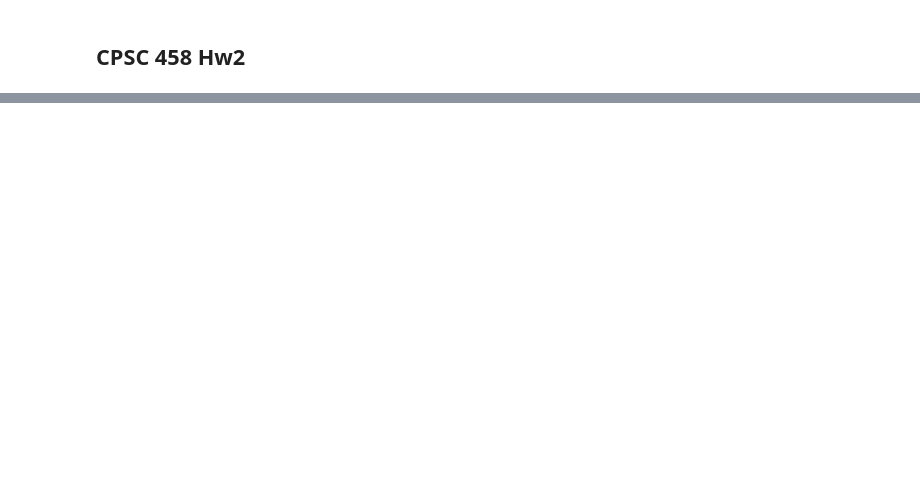
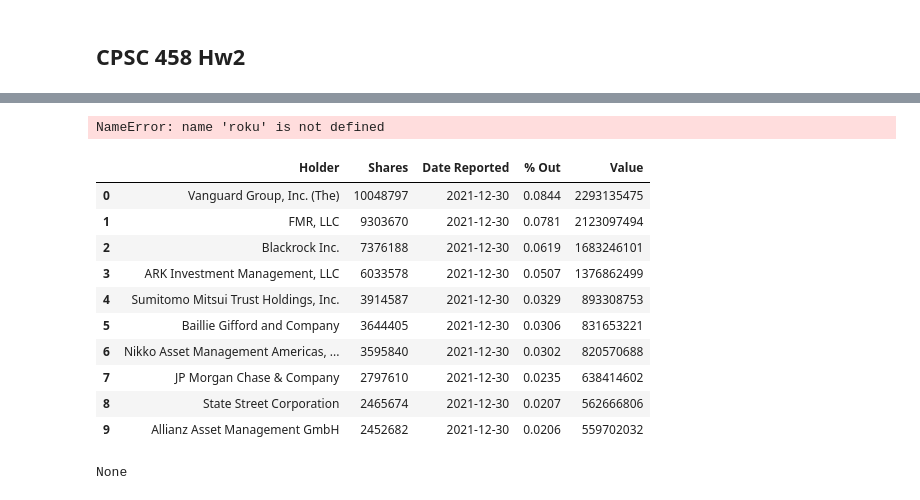
Before and after one commit to wu-json/CPSC-458, a Jupyter notebook: hw2/hw2.ipynb, the cells around one changed output, grey strips where cells are left out. Cells and saved outputs as stored; diff of their text form; code cells hidden in the pictures; blank space fills up the shorter version.

```diff
--- a/hw2/hw2.ipynb
+++ b/hw2/hw2.ipynb
@@ -7,0 +142,2 @@ ModuleNotFoundError: No module named 'yahoofinancials'
+# %%
+roku = yf.Ticker('ROKU')
@@ -7,0 +146,18 @@ ModuleNotFoundError: No module named 'yahoofinancials'
+# %%
+roku.info
+# %% [output]
+NameError: name 'roku' is not defined
+# %%
+roku.institutional_holders
+# %% [output]
+|  | Holder | Shares | Date Reported | % Out | Value |
+| 0 | Vanguard Group, Inc. (The) | 10048797 | 2021-12-30 | 0.0844 | 2293135475 |
+| 1 | FMR, LLC | 9303670 | 2021-12-30 | 0.0781 | 2123097494 |
+| 2 | Blackrock Inc. | 7376188 | 2021-12-30 | 0.0619 | 1683246101 |
+| 3 | ARK Investment Management, LLC | 6033578 | 2021-12-30 | 0.0507 | 1376862499 |
+| 4 | Sumitomo Mitsui Trust Holdings, Inc. | 3914587 | 2021-12-30 | 0.0329 | 893308753 |
+| 5 | Baillie Gifford and Company | 3644405 | 2021-12-30 | 0.0306 | 831653221 |
+| 6 | Nikko Asset Management Americas, ... | 3595840 | 2021-12-30 | 0.0302 | 820570688 |
+| 7 | JP Morgan Chase & Company | 2797610 | 2021-12-30 | 0.0235 | 638414602 |
+| 8 | State Street Corporation | 2465674 | 2021-12-30 | 0.0207 | 562666806 |
+| 9 | Allianz Asset Management GmbH | 2452682 | 2021-12-30 | 0.0206 | 559702032 |
@@ -7,0 +187,4 @@ ModuleNotFoundError: No module named 'yahoofinancials'
+# %%
+print(test.get("hi"))
+# %% [output]
+None
```
Also changed, not shown: parts of 14 cells of this notebook, 2 other files.
